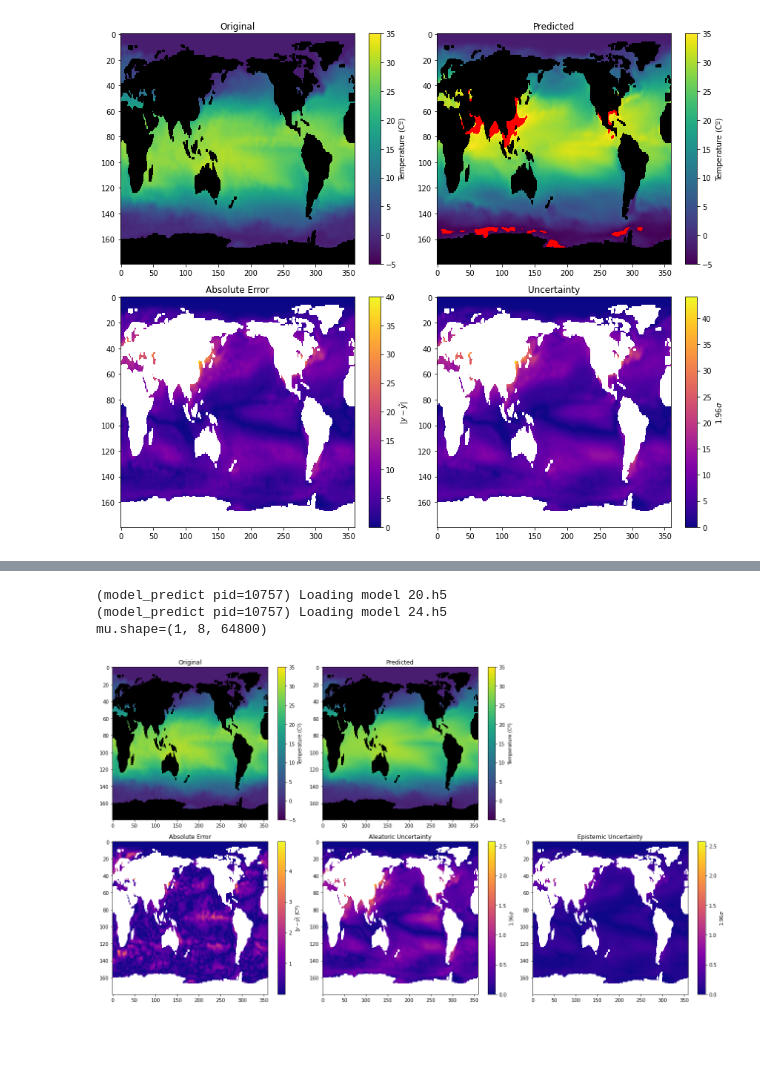
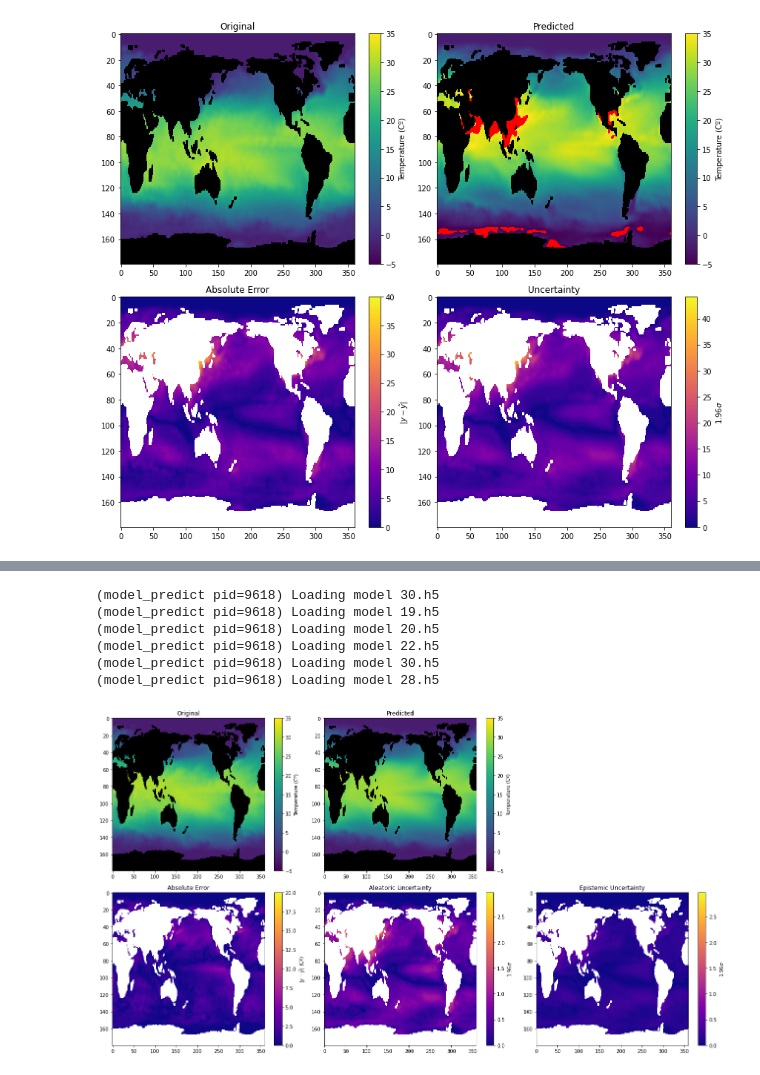
Before and after one commit to deephyper/anl-22-summer-workshop, a Jupyter notebook: notebooks/3-Ensemble-and-Uncertainty-Quantification.ipynb, the cells around one changed output, grey strips where cells are left out. Drawn from its saved outputs; the diff is of its cells as text; code cells hidden in the pictures; blank space fills up the shorter version.

```diff
--- a/notebooks/3-Ensemble-and-Uncertainty-Quantification.ipynb
+++ b/notebooks/3-Ensemble-and-Uncertainty-Quantification.ipynb
@@ -468,12 +499,14 @@ from deephyper.search.nas import AgEBO
 from deephyper.nas.run import run_base_trainer
 
 
-agebo_search = AgEBO(problem, run_base_trainer, log_dir="agebo-results", initial_points=[problem.default_hp_configuration], random_state=42)
+agebo_search = AgEBO(
+    problem,
+    run_base_trainer,
+    log_dir="agebo-results",
+    initial_points=[problem.default_hp_configuration],
+    random_state=42,
+)
 results = agebo_search.search(max_evals=30)
-# %%
-import pandas as pd
-
-results = pd.read_csv("agebo-results/results.csv")
 # %%
 results
 # %% [output]
@@ -662,69 +695,86 @@ def ensemble_predict(X, kappa=1.96):
 # %%
-def plot_pred_from_ensemble(idx, kappa=1.96):
+def plot_pred_from_ensemble(idx, kappa=1.96, partition="train"):
 
-    input_horizon = X_train.shape[1]
-    idx_input = idx-input_horizon
-    mu, uq_aleatoric, uq_epistemic = ensemble_predict(X_train[idx_input:idx_input+1], kappa=kappa)
+    if partition == "train":
+        X_reduc = X_train
+        X_full  = train_data
+    elif partition == "test":
+        X_reduc = X_test
+        X_full  = test_data
+    else:
+        raise ValueError(f"partition='{partition}' is not valid should be in ['train', 'test']")
 
-    snapshot = train_data[idx].copy()
+    input_horizon = X_reduc.shape[1]
+    full_data_shape = X_full.shape[1:]
+    idx_input = idx - input_horizon
+    mu, uq_aleatoric, uq_epistemic = ensemble_predict(
+        X_reduc[idx_input : idx_input + 1], kappa=kappa
+    )
+
+    snapshot = X_full[idx].copy()
     snapshot[np.where(mask[0] == 0)] = 100
     snapshot_masked_full = np.ma.masked_where(snapshot == 100, snapshot)
 
-    inv_y_pred = mu[0][0].reshape(train_data.shape[1:])
-    snapshot = inv_y_pred.copy()
+    snapshot = mu[0][0].reshape(full_data_shape).copy()
     snapshot[np.where(mask[0] == 0)] = 100
     snapshot_masked_redu = np.ma.masked_where(snapshot == 100, snapshot)
 
-    input_horizon = X_train.shape[1]
-    snapshot = uq_aleatoric[0][0].reshape(train_data.shape[1:]).copy()
+    snapshot = uq_aleatoric[0][0].reshape(full_data_shape).copy()
     snapshot[np.where(mask[0] == 0)] = 100
     snapshot_masked_uq_aleatoric = np.ma.masked_where(snapshot == 100, snapshot)
 
-    input_horizon = X_train.shape[1]
-    snapshot = uq_epistemic[0][0].reshape(train_data.shape[1:]).copy()
+    snapshot = uq_epistemic[0][0].reshape(full_data_shape).copy()
     snapshot[np.where(mask[0] == 0)] = 100
     snapshot_masked_uq_epistemic = np.ma.masked_where(snapshot == 100, snapshot)
 
     plt.figure(figsize=(18, 10))
     ax = plt.subplot(2, 3, 1)
     ax.set_title("Original")
-    im = plt.imshow(snapshot_masked_full, cmap=palette, vmin=-5,vmax=35, aspect="auto")
+    im = plt.imshow(snapshot_masked_full, cmap=palette, vmin=-5, vmax=35, aspect="auto")
     plt.colorbar(im, label="Temperature (Cº)")
     plt.tight_layout()
 
     ax = plt.subplot(2, 3, 2)
     ax.set_title("Predicted")
 
-    im = plt.imshow(snapshot_masked_redu, cmap=palette, vmin=-5,vmax=35, aspect="auto")
+    im = plt.imshow(snapshot_masked_redu, cmap=palette, vmin=-5, vmax=35, aspect="auto")
     plt.colorbar(im, label="Temperature (Cº)")
     plt.tight_layout()
 
     ax = plt.subplot(2, 3, 4)
     ax.set_title("Absolute Error")
     err = np.abs(snapshot_masked_full - snapshot_masked_redu)
-    im = plt.imshow(err, cmap="plasma", aspect="auto")
+    im = plt.imshow(err, cmap="plasma", vmin=0, vmax=20, aspect="auto")
     plt.colorbar(im, label="$|y - \hat{y}|$ (Cº)")
     plt.tight_layout()
 
     vmax = max(snapshot_masked_uq_aleatoric.max(), snapshot_masked_uq_epistemic.max())
 
     ax = plt.subplot(2, 3, 5)
     ax.set_title("Aleatoric Uncertainty")
-    im = plt.imshow(snapshot_masked_uq_aleatoric, cmap="plasma", vmin=0, vmax=vmax, aspect="auto")
+    im = plt.imshow(
+        snapshot_masked_uq_aleatoric, cmap="plasma", vmin=0, vmax=vmax, aspect="auto"
+    )
     plt.colorbar(im, label=f"${kappa} \sigma$")
     plt.tight_layout()
 
     ax = plt.subplot(2, 3, 6)
     ax.set_title("Epistemic Uncertainty")
-    im = plt.imshow(snapshot_masked_uq_epistemic, cmap="plasma", vmin=0, vmax=vmax, aspect="auto")
+    im = plt.imshow(
+        snapshot_masked_uq_epistemic, cmap="plasma", vmin=0, vmax=vmax, aspect="auto"
+    )
     plt.colorbar(im, label=f"${kappa} \sigma$")
     plt.tight_layout()
 
     plt.show()
 
-plot_pred_from_ensemble(idx=9)
+
+plot_pred_from_ensemble(idx=30, partition="train")
 # %% [output]
-(model_predict pid=10757) Loading model 20.h5
-(model_predict pid=10757) Loading model 24.h5
-mu.shape=(1, 8, 64800)
+(model_predict pid=9618) Loading model 30.h5
+(model_predict pid=9618) Loading model 19.h5
+(model_predict pid=9618) Loading model 20.h5
+(model_predict pid=9618) Loading model 22.h5
+(model_predict pid=9618) Loading model 30.h5
+(model_predict pid=9618) Loading model 28.h5
-[figure, old version]
+[figure, new version]
```
Also changed, not shown: parts of 24 cells of this notebook.
